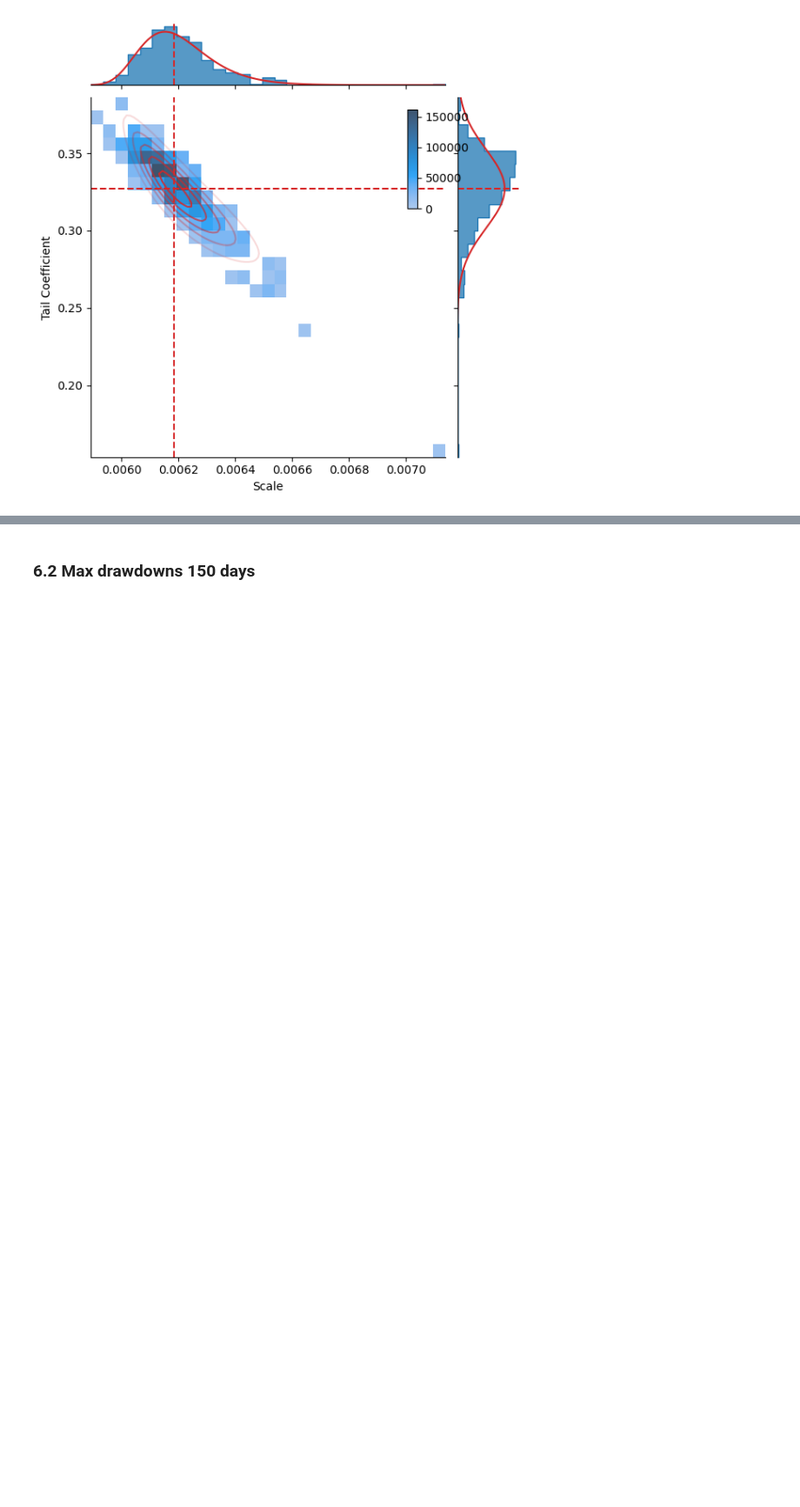
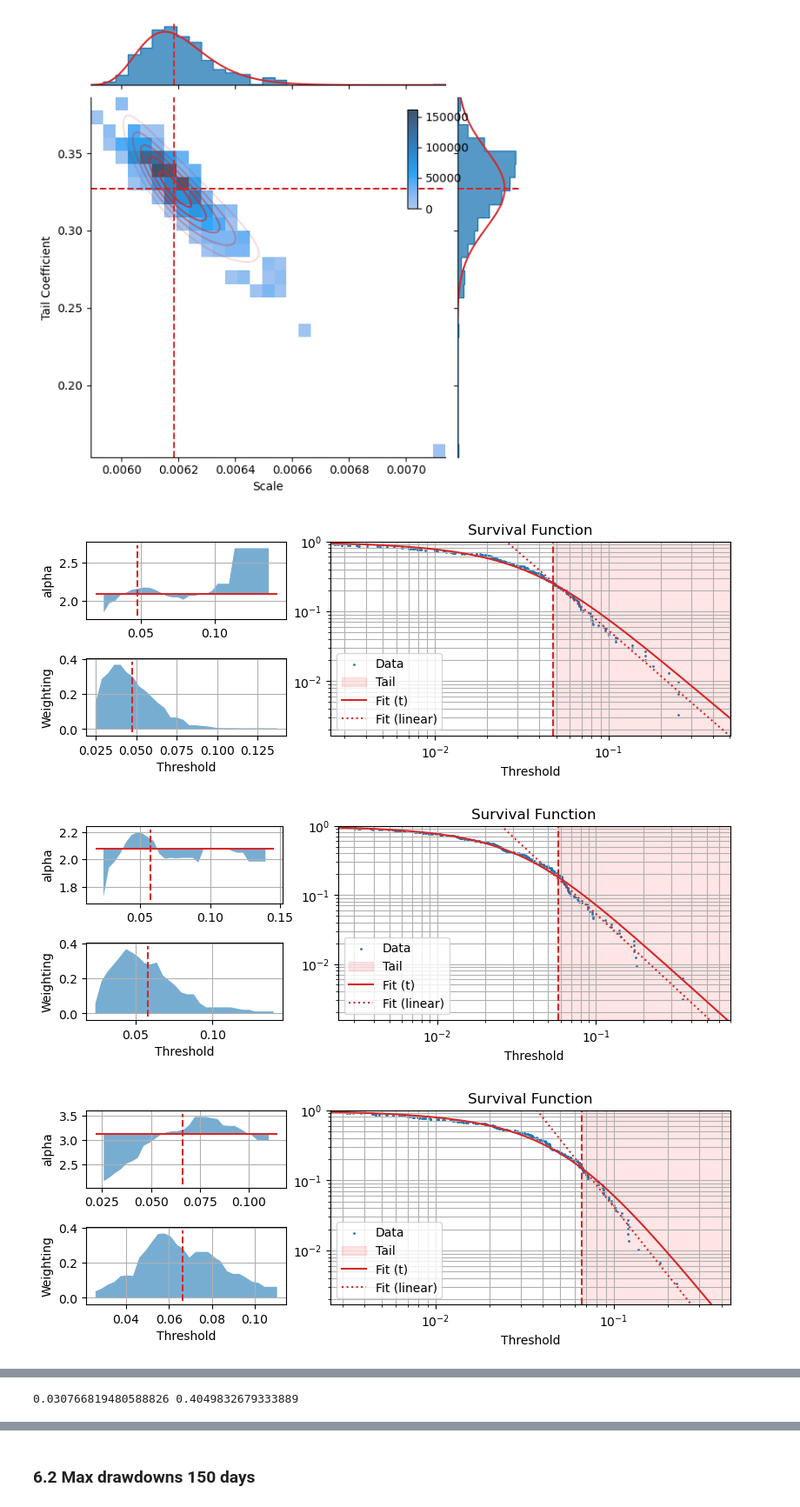
Before and after one commit to ssadjina/FatTailedTools, a Jupyter notebook: notebook_examples.ipynb, the cells around one changed output, grey strips where cells are left out. Shown at 87% size. Drawn from its saved outputs; the diff is of its cells as text; code cells hidden in the pictures; blank space fills up the shorter version.

```diff
--- a/notebook_examples.ipynb
+++ b/notebook_examples.ipynb
@@ -172,3 +172,15 @@ alpha.fit_alpha_and_scale_linear_subsampling(
 [figure]
 0.006185139836008024 0.3270600314843328
 [figure]
+# %%
+# Let's repeat the exercise for monthly returns
+alpha.fit_alpha_and_scale_linear_subsampling(
+    data          = series,
+    period_days   = 30,
+    tail          = 'left',
+    n_debug_plots = 5
+);
+# %% [output]
+[figure, added]
+[figure, added]
+[figure, added]
@@ -174,0 +189 @@ alpha.fit_alpha_and_scale_linear_subsampling(
+0.030766819480588826 0.4049832679333889
```
Also changed, not shown: parts of 2 cells of this notebook.
